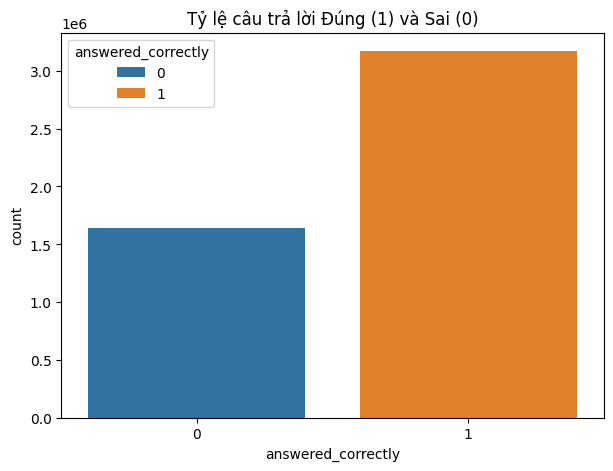
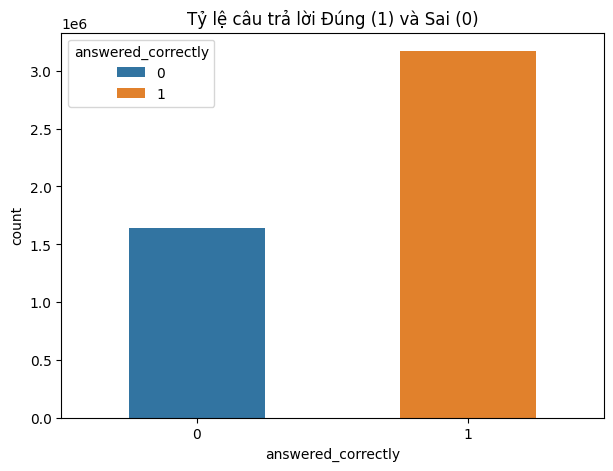
The change to this notebook cell's code, shown as a diff; its figure went from the first image to the second:
--- before
+++ after
@@ -1,9 +1,9 @@
 # Biểu đồ tỷ lệ Đúng/Sai 
 plt.figure(figsize = (7, 5)) #plt.figure: Khởi tạo một khung hình để vẽ với chiều ngang 7 đơn vị chiều dọc 5 đơn vị
-sns.countplot(x = 'answered_correctly', data = df_clean, hue = 'answered_correctly') #hue='answered_correctly': Tô màu khác nhau dựa trên giá trị (đúng/sai).
+sns.countplot(x = 'answered_correctly', data = df_clean, hue = 'answered_correctly', width = 0.5) #hue='answered_correctly': Tô màu khác nhau dựa trên giá trị (đúng/sai).
 plt.title('Tỷ lệ câu trả lời Đúng (1) và Sai (0)')
 plt.show()
 
 # Tính tỷ lệ đúng trung bình
-mean_correct = df_clean['answered_correctly'].sum() / len(df_clean)
+mean_correct = df_clean['answered_correctly'].mean()
 print(f"Tỷ lệ trả lời đúng trung bình của mẫu: {mean_correct:.2%}")

Commit: tối uu code